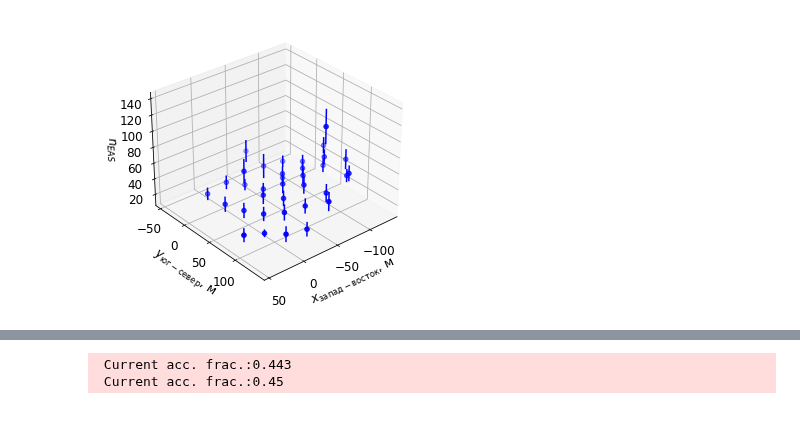
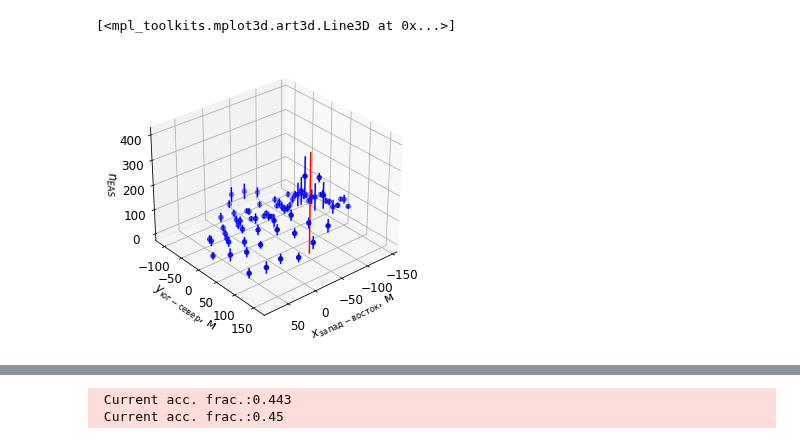
Before and after one commit to nj-vs-vh/master-thesis, a Jupyter notebook: notebooks/11_axis_position_estimation.ipynb, the cells around one changed output, grey strips where cells are left out. Saved outputs shown, nothing was run; the diff lists cells and outputs as text; code cells hidden in the pictures.

```diff
--- a/notebooks/11_axis_position_estimation.ipynb
+++ b/notebooks/11_axis_position_estimation.ipynb
@@ -18,7 +20,7 @@ processor = expevents.EventProcessor(N=45, verbosity=3, load_rir=False, min_sign
 L = 10
 N = processor.N
 # %%
-event_id = 10675
+event_id = 10685
 event = expevents.Event(event_id)
 
 acceptable_plane_jitter = 0.1
@@ -38,0 +43,2 @@ x_fov, y_fov, n_means, n_stds = processor.get_parameter_values_on_plane(event.id
+# %%
+axis_x_saved, axis_y_saved, _, _ = processor.read_eas_geometry(event.id_)
@@ -39,18 +53,18 @@ x_fov, y_fov, n_means, n_stds = processor.get_parameter_values_on_plane(event.id
 # %%
-import matplotlib.pyplot as plt
-from mpl_toolkits.mplot3d import Axes3D
-
 from modules.plots._shared import Figsize
 
 fig = plt.figure(figsize=Figsize.NORMAL.value)
 ax = fig.add_subplot(111, projection='3d')
 
 easplots.plot_scatter_with_errorbars(
     ax, x_fov, y_fov, n_means, n_stds,
     masks=[in_fit_mask],
     markers=['o'],
     colors=['b'],
     ylabel='$n_{{EAS}}$',
 )
+
+ax.plot([axis_x_saved, axis_x_saved], [axis_y_saved, axis_y_saved], [0, 400], 'r')
 # %% [output]
+[<mpl_toolkits.mplot3d.art3d.Line3D at 0x...>]
-[figure, old version]
+[figure, new version]
```
Also changed, not shown: parts of 8 cells of this notebook, 33 other files.
